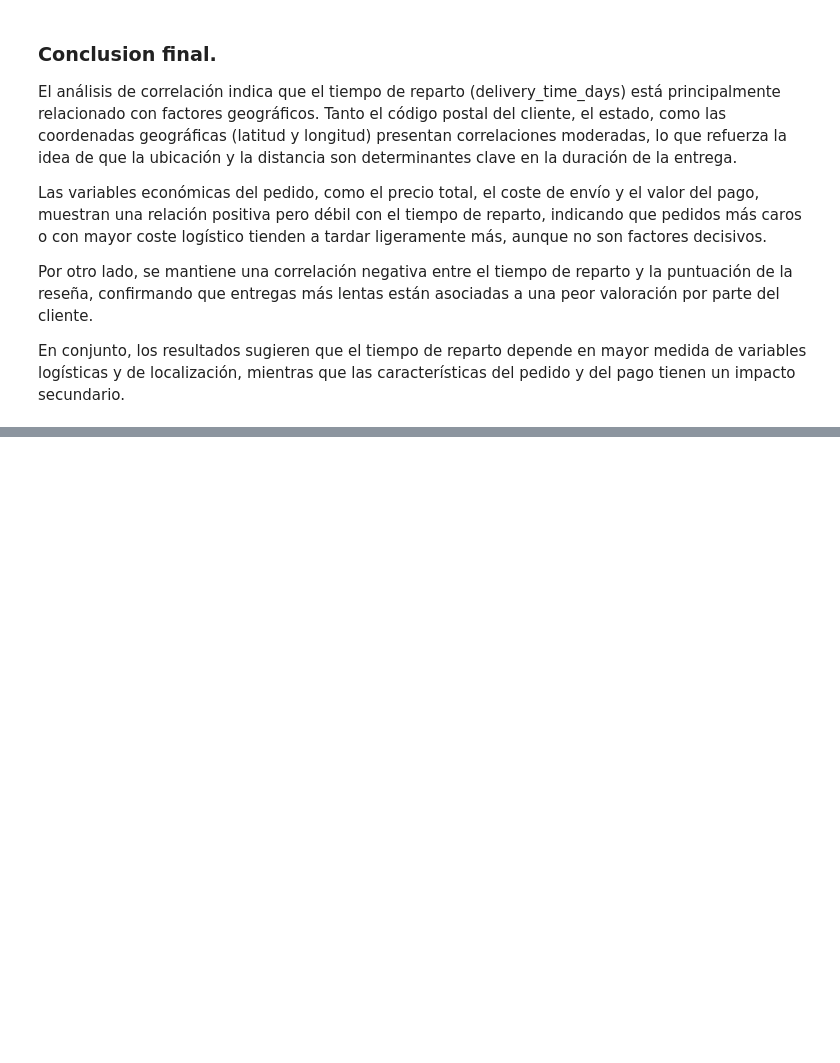
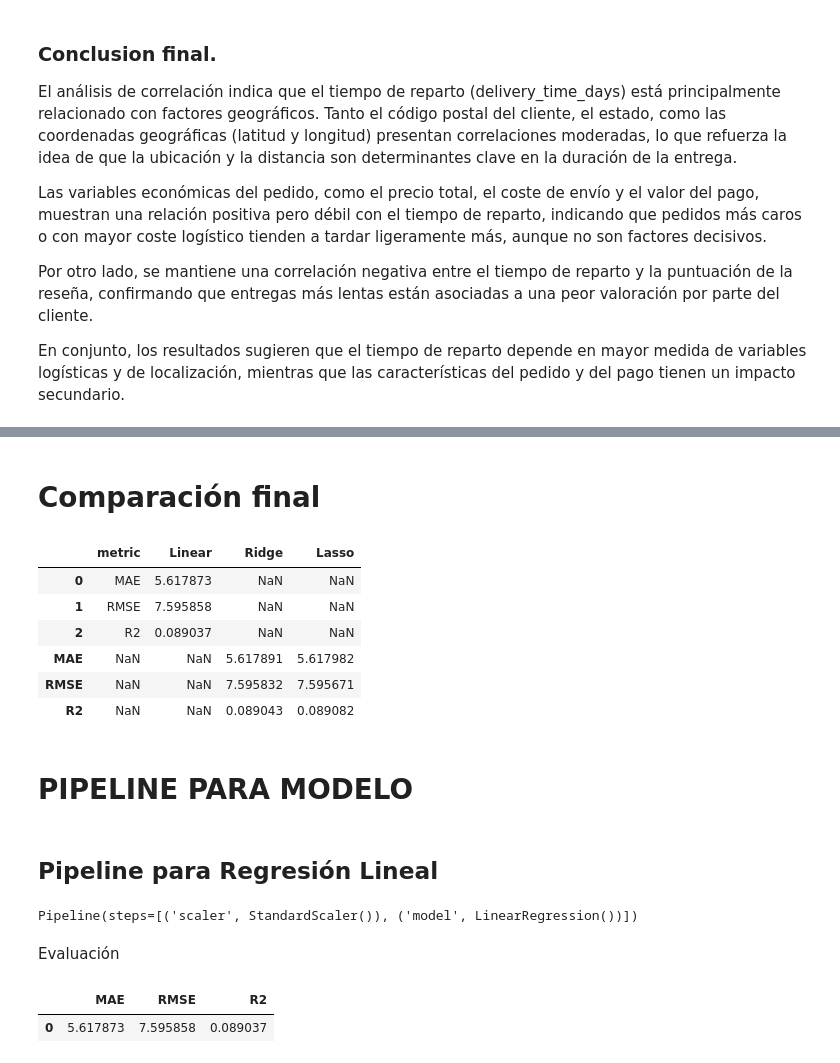
Before and after one commit to 4GeeksAcademy/sp-ml-20-final-project-g5, a Jupyter notebook: notebooks/proyectofinal.ipynb, the cells around one changed output, grey strips where cells are left out. Drawn from its saved outputs; the diff is of its cells as text; code cells hidden in the pictures; blank space fills up the shorter version.

Commit message:
modelo

```diff
--- a/notebooks/proyectofinal.ipynb
+++ b/notebooks/proyectofinal.ipynb
@@ -463,0 +500,7 @@ En conjunto, los resultados sugieren que el tiempo de reparto depende en mayor m
+# %%
+y_pred = lr.predict(X_test_scaled)
+
+metrics = pd.DataFrame({"metric": ["MAE", "RMSE", "R2"],
+                        "value": [mean_absolute_error(y_test, y_pred), np.sqrt(mean_squared_error(y_test, y_pred)), r2_score(y_test, y_pred)]})
+
+metrics
@@ -463,0 +561,10 @@ En conjunto, los resultados sugieren que el tiempo de reparto depende en mayor m
+# %%
+y_pred_ridge = ridge_best.predict(X_test_scaled)
+
+ridge_metrics = pd.DataFrame({
+    "Metric": ["MAE", "RMSE", "R2"],
+    "Ridge": [mean_absolute_error(y_test, y_pred_ridge),
+              np.sqrt(mean_squared_error(y_test, y_pred_ridge)),
+              r2_score(y_test, y_pred_ridge)]})
+
+ridge_metrics
@@ -463,0 +593,11 @@ En conjunto, los resultados sugieren que el tiempo de reparto depende en mayor m
+# %%
+lasso = Lasso(max_iter=10000)
+
+param_grid = {"alpha": [0.001, 0.01, 0.1, 1]}
+
+lasso_cv = GridSearchCV(lasso, param_grid, cv=5, scoring="neg_mean_absolute_error")
+
+lasso_cv.fit(X_train_scaled, y_train)
+
+lasso_best = lasso_cv.best_estimator_
+lasso_cv.best_params_
@@ -463,0 +608,6 @@ En conjunto, los resultados sugieren que el tiempo de reparto depende en mayor m
+# %%
+y_pred_lasso = lasso_best.predict(X_test_scaled)
+
+lasso_metrics = pd.DataFrame({"Metric": ["MAE", "RMSE", "R2"],"Lasso": [mean_absolute_error(y_test, y_pred_lasso), np.sqrt(mean_squared_error(y_test, y_pred_lasso)), r2_score(y_test, y_pred_lasso)]})
+
+lasso_metrics
@@ -463,0 +634,40 @@ En conjunto, los resultados sugieren que el tiempo de reparto depende en mayor m
+# %% [markdown]
+# Comparación final
+# %%
+comparison = pd.concat([metrics.rename(columns={"value": "Linear"}),
+                        ridge_metrics.set_index("Metric"),
+                        lasso_metrics.set_index("Metric")], axis=1)
+
+comparison
+# %% [output]
+|  | metric | Linear | Ridge | Lasso |
+| 0 | MAE | 5.617873 | NaN | NaN |
+| 1 | RMSE | 7.595858 | NaN | NaN |
+| 2 | R2 | 0.089037 | NaN | NaN |
+| MAE | NaN | NaN | 5.617891 | 5.617982 |
+| RMSE | NaN | NaN | 7.595832 | 7.595671 |
+| R2 | NaN | NaN | 0.089043 | 0.089082 |
+# %% [markdown]
+# PIPELINE PARA MODELO
+# %% [markdown]
+## Pipeline para Regresión Lineal
+# %%
+linear_pipeline = Pipeline(steps=[("scaler", StandardScaler()),
+                                  ("model", LinearRegression())])
+
+linear_pipeline.fit(X_train, y_train)
+# %% [output]
+Pipeline(steps=[('scaler', StandardScaler()), ('model', LinearRegression())])
+# %% [markdown]
+Evaluación
+# %%
+y_pred_linear = linear_pipeline.predict(X_test)
+
+linear_metrics = pd.DataFrame({"MAE": [mean_absolute_error(y_test, y_pred_linear)],
+                               "RMSE": [np.sqrt(mean_squared_error(y_test, y_pred_linear))],
+                               "R2": [r2_score(y_test, y_pred_linear)]})
+
+linear_metrics
+# %% [output]
+|  | MAE | RMSE | R2 |
+| 0 | 5.617873 | 7.595858 | 0.089037 |
```
Also changed, not shown: parts of 39 cells of this notebook.
